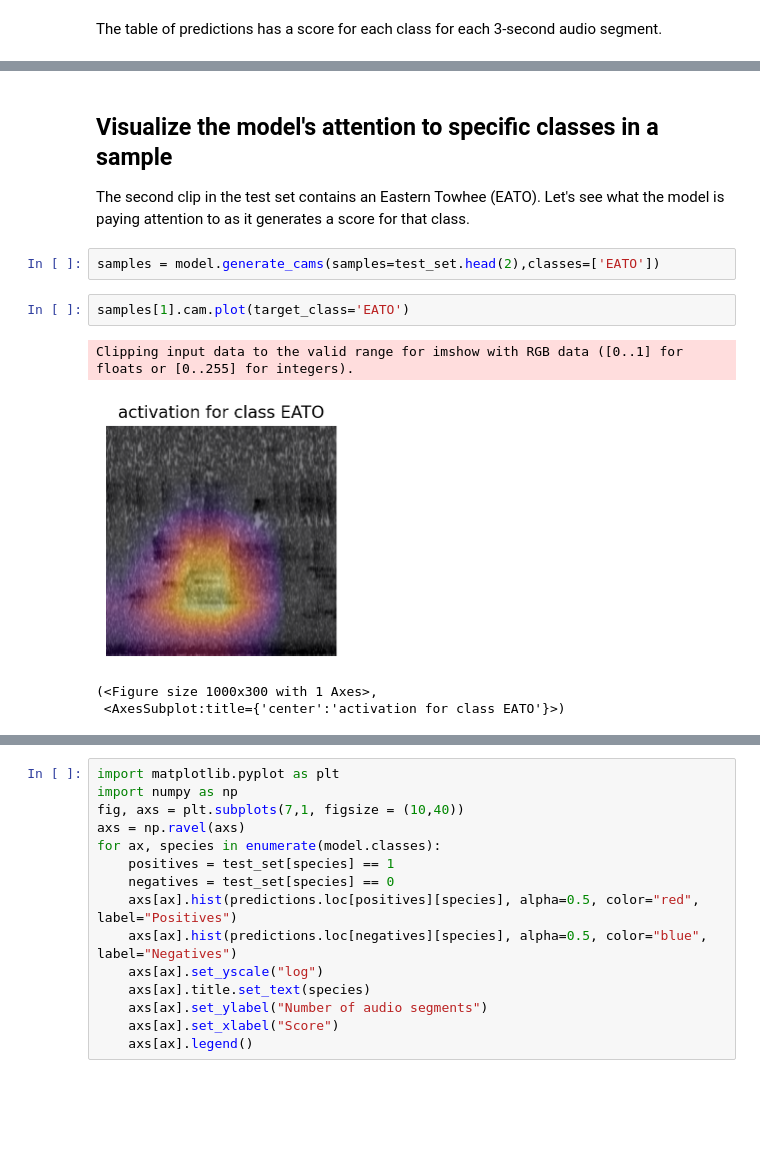
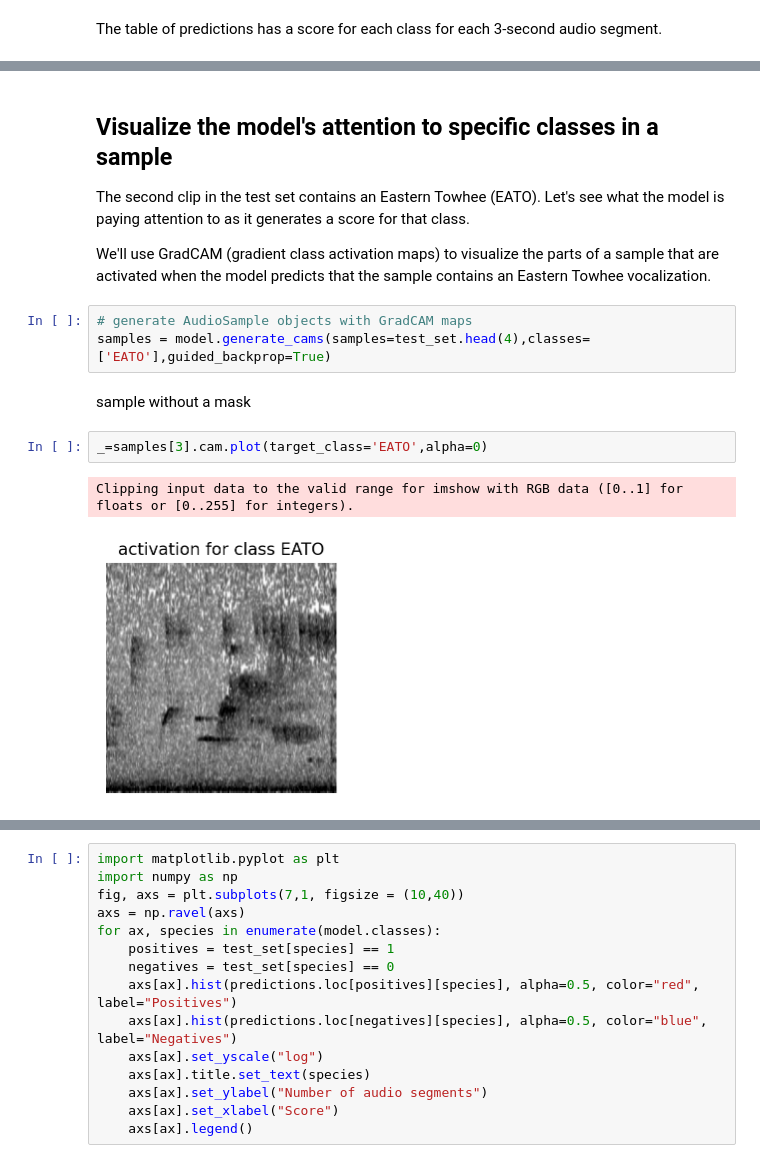
Before and after one commit to kitzeslab/demos-for-opso, a Jupyter notebook: 03_train_CNN.ipynb, the cells around one changed output, grey strips where cells are left out. Drawn from its saved outputs; the diff is of its cells as text; blank space fills up the shorter version.

```diff
--- a/03_train_CNN.ipynb
+++ b/03_train_CNN.ipynb
@@ -199,12 +107,15 @@ predictions.head(2)
 # %% [markdown]
 ## Visualize the model's attention to specific classes in a sample
 The second clip in the test set contains an Eastern Towhee (EATO). Let's see what the model is paying attention to as it generates a score for that class.
+
+We'll use GradCAM (gradient class activation maps) to visualize the parts of a sample that are activated when the model predicts that the sample contains an Eastern Towhee vocalization.
 # %%
-samples = model.generate_cams(samples=test_set.head(2),classes=['EATO'])
+# generate AudioSample objects with GradCAM maps
+samples = model.generate_cams(samples=test_set.head(4),classes=['EATO'],guided_backprop=True)
-# %%
-samples[1].cam.plot(target_class='EATO')
-# %% [output]
-Clipping input data to the valid range for imshow with RGB data ([0..1] for floats or [0..255] for integers).
-[figure, removed]
-(<Figure size 1000x300 with 1 Axes>,
- <AxesSubplot:title={'center':'activation for class EATO'}>)
+# %% [markdown]
+sample without a mask
+# %%
+_=samples[3].cam.plot(target_class='EATO',alpha=0)
+# %% [output]
+Clipping input data to the valid range for imshow with RGB data ([0..1] for floats or [0..255] for integers).
+[figure, added]
```
Also changed, not shown: parts of 8 cells of this notebook, 23 other files.
